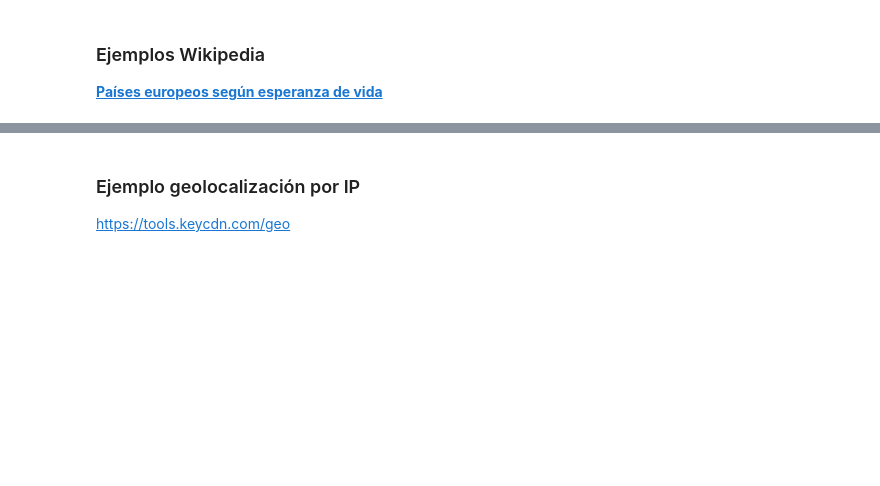
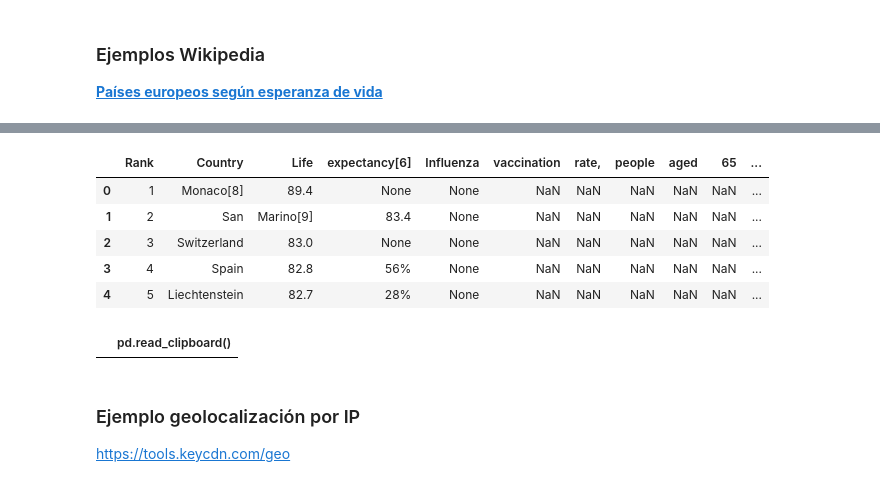
Before and after one commit to Ironhack-Data-Madrid-Agosto-2022/Apuntes-de-clase, a Jupyter notebook: semana_4/2.2 - Web Scraping (bs4).ipynb, the cells around one changed output, grey strips where cells are left out. Drawn from its saved outputs; the diff is of its cells as text; code cells hidden in the pictures; blank space fills up the shorter version.

```diff
--- a/semana_4/2.2 - Web Scraping (bs4).ipynb
+++ b/semana_4/2.2 - Web Scraping (bs4).ipynb
@@ -70,3 +173,20 @@ Usaremos la herramienta **[BeautifulSoup](https://www.crummy.com/software/Beauti
+# %%
+# esto solo es de pandas
+
+df_c=pd.read_clipboard()  # read_clipboard es ctrl+V
+
+df_c.head()
+# %% [output]
+|  | Rank | Country | Life | expectancy[6] | Influenza | vaccination | rate, | people | aged | 65 | ... |
+| 0 | 1 | Monaco[8] | 89.4 | None | None | NaN | NaN | NaN | NaN | NaN | ... |
+| 1 | 2 | San | Marino[9] | 83.4 | None | NaN | NaN | NaN | NaN | NaN | ... |
+| 2 | 3 | Switzerland | 83.0 | None | None | NaN | NaN | NaN | NaN | NaN | ... |
+| 3 | 4 | Spain | 82.8 | 56% | None | NaN | NaN | NaN | NaN | NaN | ... |
+| 4 | 5 | Liechtenstein | 82.7 | 28% | None | NaN | NaN | NaN | NaN | NaN | ... |
+# %%
+pd.read_clipboard()
+# %% [output]
+|  | pd.read_clipboard() |
 # %% [markdown]
 ### Ejemplo geolocalización por IP
 
```
Also changed, not shown: parts of 33 cells of this notebook.
